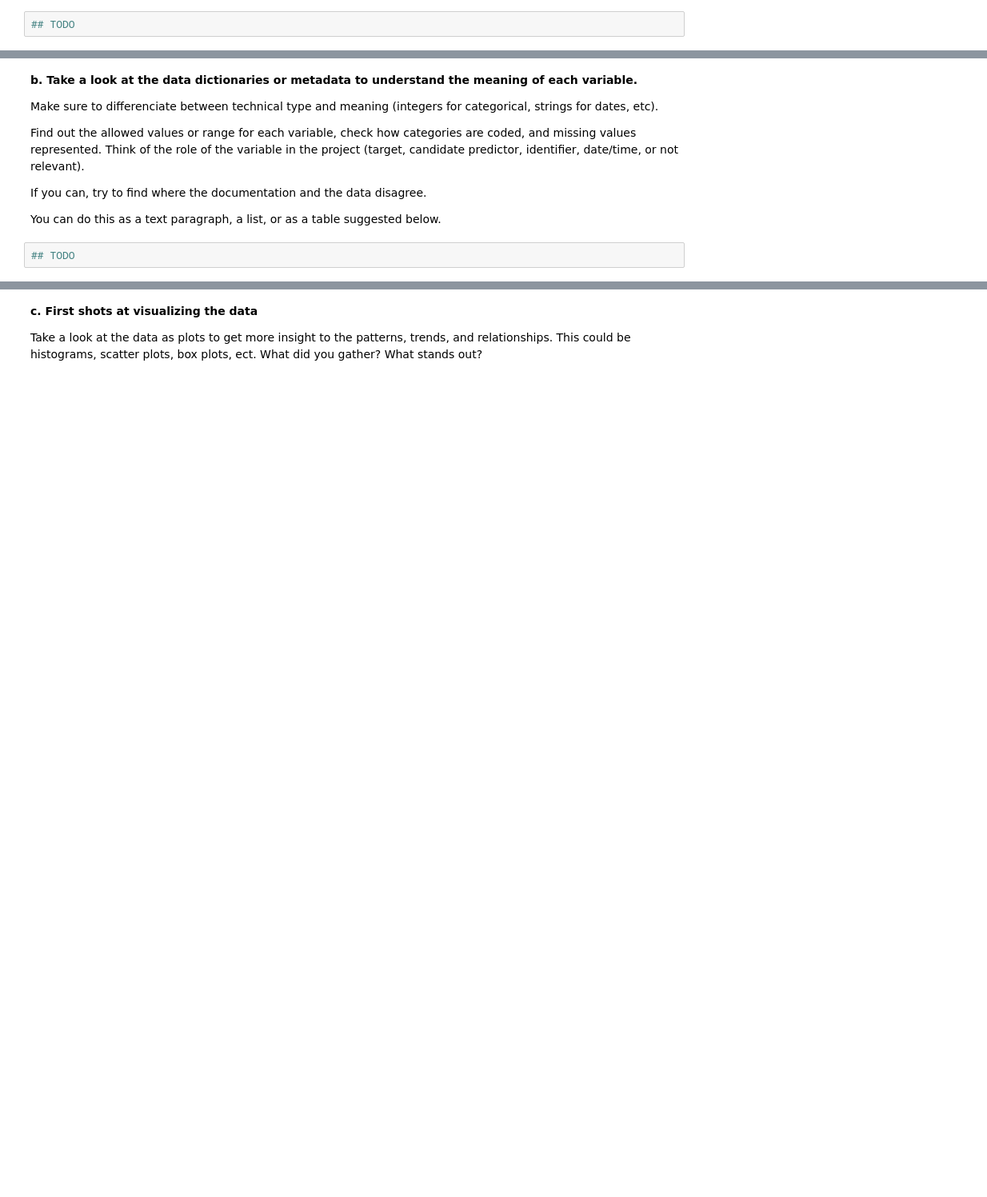
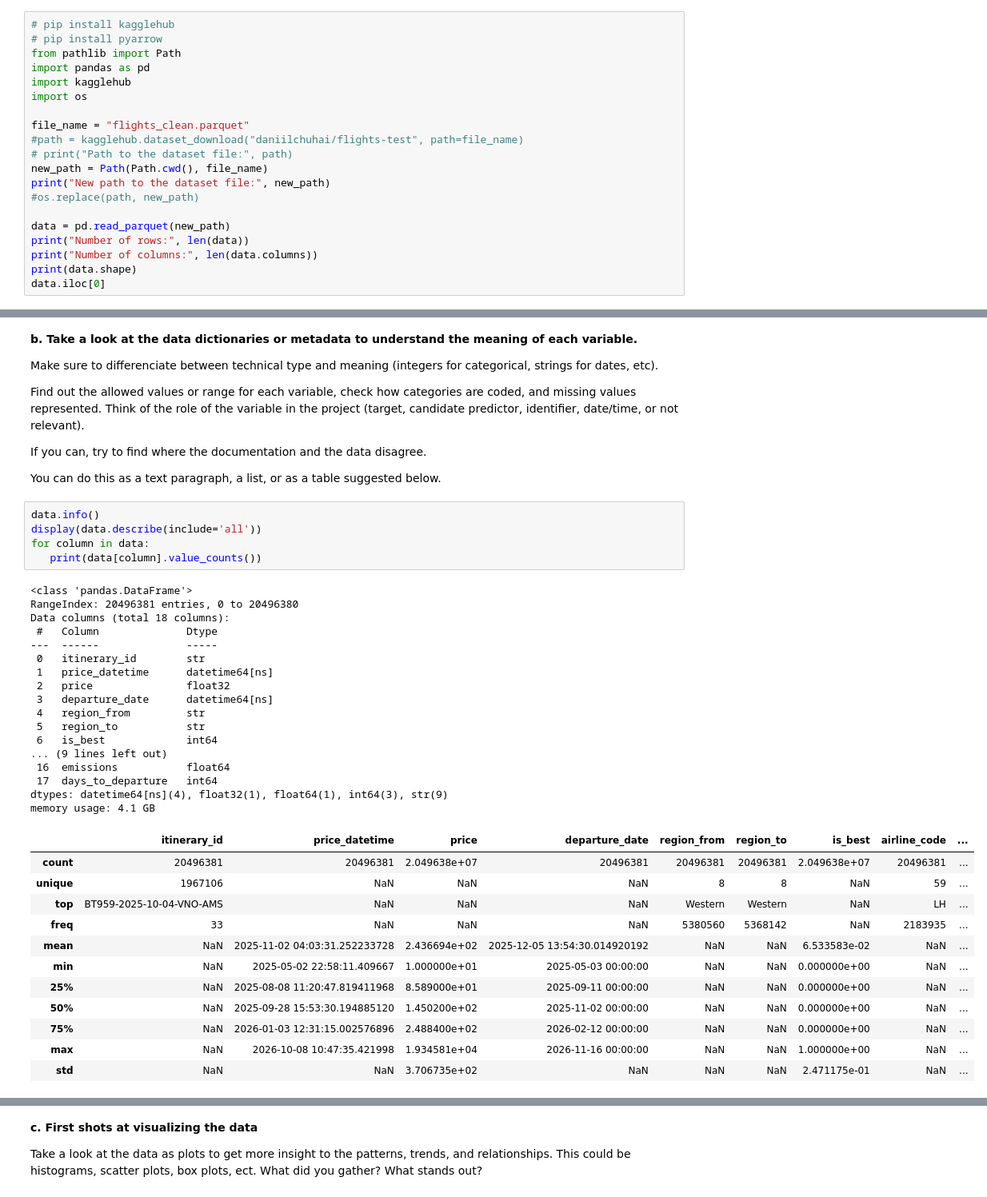
Before and after one commit to NazarZavrinUT/Introduction_to_Data_Science_project, a Jupyter notebook: IDS2026_HW07.ipynb, the cells around one changed output, grey strips where cells are left out. Shown at 80% size. Cells and saved outputs as stored; diff of their text form; blank space fills up the shorter version.

```diff
--- a/IDS2026_HW07.ipynb
+++ b/IDS2026_HW07.ipynb
@@ -124,4 +116,22 @@ The second step of CRISP-DM is data understanding. The goal is to collect, descr
 # %% [markdown]
 **a. Describe the data. Number of rows and columns, what does one row represent.**
 # %%
-## TODO
+# pip install kagglehub
+# pip install pyarrow
+from pathlib import Path
+import pandas as pd
+import kagglehub
+import os
+
+file_name = "flights_clean.parquet"
+#path = kagglehub.dataset_download("daniilchuhai/flights-test", path=file_name)
+# print("Path to the dataset file:", path)
+new_path = Path(Path.cwd(), file_name)
+print("New path to the dataset file:", new_path)
+#os.replace(path, new_path)
+
+data = pd.read_parquet(new_path)
+print("Number of rows:", len(data))
+print("Number of columns:", len(data.columns))
+print(data.shape)
+data.iloc[0]
@@ -138,4 +178,37 @@ If you can, try to find where the documentation and the data disagree.
 
 You can do this as a text paragraph, a list, or as a table suggested below.
 # %%
-## TODO
+data.info()
+display(data.describe(include='all'))
+for column in data:
+   print(data[column].value_counts())
+# %% [output]
+<class 'pandas.DataFrame'>
+RangeIndex: 20496381 entries, 0 to 20496380
+Data columns (total 18 columns):
+ #   Column              Dtype
+---  ------              -----
+ 0   itinerary_id        str
+ 1   price_datetime      datetime64[ns]
+ 2   price               float32
+ 3   departure_date      datetime64[ns]
+ 4   region_from         str
+ 5   region_to           str
+ 6   is_best             int64
+... (9 lines left out)
+ 16  emissions           float64
+ 17  days_to_departure   int64
+dtypes: datetime64[ns](4), float32(1), float64(1), int64(3), str(9)
+memory usage: 4.1 GB
+|  | itinerary_id | price_datetime | price | departure_date | region_from | region_to | is_best | airline_code | ... |
+| count | 20496381 | 20496381 | 2.049638e+07 | 20496381 | 20496381 | 20496381 | 2.049638e+07 | 20496381 | ... |
+| unique | 1967106 | NaN | NaN | NaN | 8 | 8 | NaN | 59 | ... |
+| top | BT959-2025-10-04-VNO-AMS | NaN | NaN | NaN | Western | Western | NaN | LH | ... |
+| freq | 33 | NaN | NaN | NaN | 5380560 | 5368142 | NaN | 2183935 | ... |
+| mean | NaN | 2025-11-02 04:03:31.252233728 | 2.436694e+02 | 2025-12-05 13:54:30.014920192 | NaN | NaN | 6.533583e-02 | NaN | ... |
+| min | NaN | 2025-05-02 22:58:11.409667 | 1.000000e+01 | 2025-05-03 00:00:00 | NaN | NaN | 0.000000e+00 | NaN | ... |
+| 25% | NaN | 2025-08-08 11:20:47.819411968 | 8.589000e+01 | 2025-09-11 00:00:00 | NaN | NaN | 0.000000e+00 | NaN | ... |
+| 50% | NaN | 2025-09-28 15:53:30.194885120 | 1.450200e+02 | 2025-11-02 00:00:00 | NaN | NaN | 0.000000e+00 | NaN | ... |
+| 75% | NaN | 2026-01-03 12:31:15.002576896 | 2.488400e+02 | 2026-02-12 00:00:00 | NaN | NaN | 0.000000e+00 | NaN | ... |
+| max | NaN | 2026-10-08 10:47:35.421998 | 1.934581e+04 | 2026-11-16 00:00:00 | NaN | NaN | 1.000000e+00 | NaN | ... |
+| std | NaN | NaN | 3.706735e+02 | NaN | NaN | NaN | 2.471175e-01 | NaN | ... |
```
Also changed, not shown: parts of 19 cells of this notebook.
